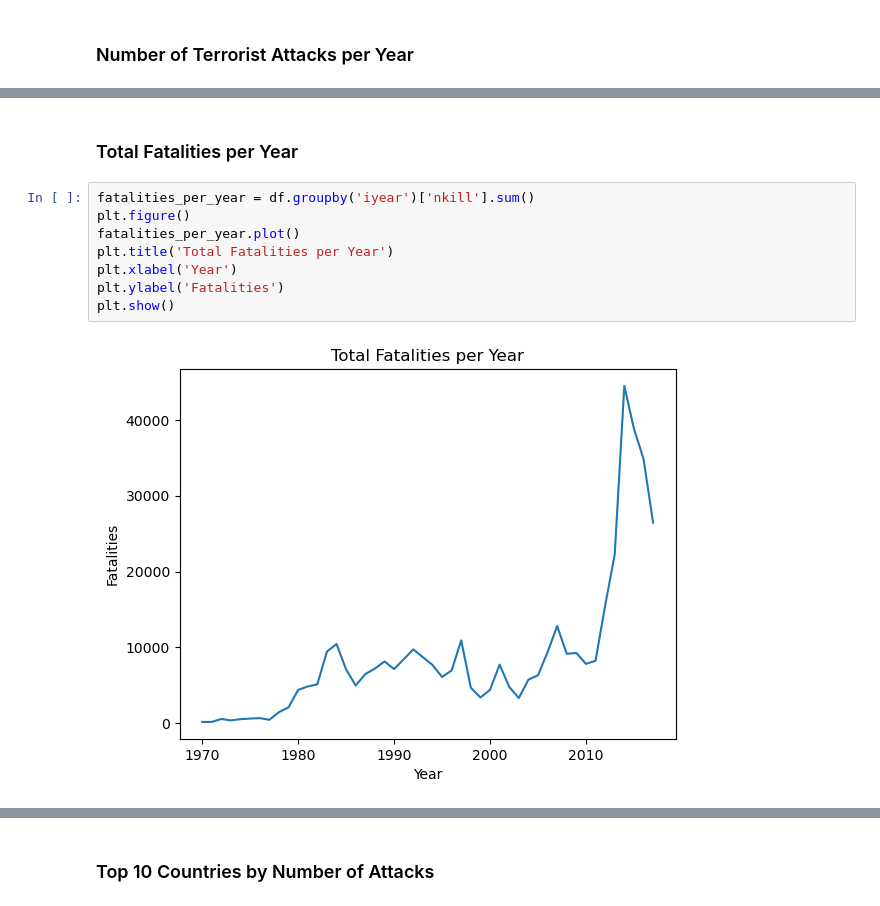
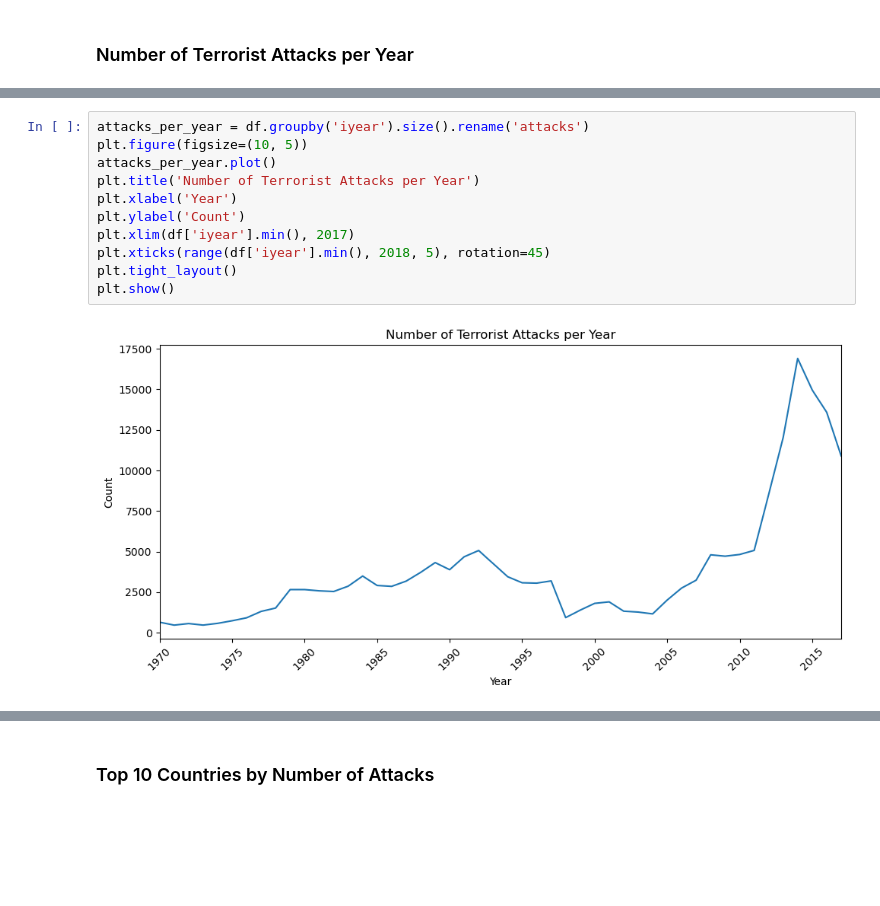
Before and after one commit to andreighinea1/BDV-Project, a Jupyter notebook: gtd_analysis.ipynb, the cells around one changed output, grey strips where cells are left out. Saved outputs shown, nothing was run; the diff lists cells and outputs as text; blank space fills up the shorter version.

Commit message:
Improved plots

```diff
--- a/gtd_analysis.ipynb
+++ b/gtd_analysis.ipynb
@@ -66,12 +56,13 @@ plt.show()
-# %% [markdown]
-### Total Fatalities per Year
-# %%
-fatalities_per_year = df.groupby('iyear')['nkill'].sum()
-plt.figure()
-fatalities_per_year.plot()
-plt.title('Total Fatalities per Year')
-plt.xlabel('Year')
-plt.ylabel('Fatalities')
-plt.show()
-# %% [output]
-[figure, removed]
+# %%
+attacks_per_year = df.groupby('iyear').size().rename('attacks')
+plt.figure(figsize=(10, 5))
+attacks_per_year.plot()
+plt.title('Number of Terrorist Attacks per Year')
+plt.xlabel('Year')
+plt.ylabel('Count')
+plt.xlim(df['iyear'].min(), 2017)
+plt.xticks(range(df['iyear'].min(), 2018, 5), rotation=45)
+plt.tight_layout()
+plt.show()
+# %% [output]
+[figure, added]
```
Also changed, not shown: parts of 3 cells of this notebook.
